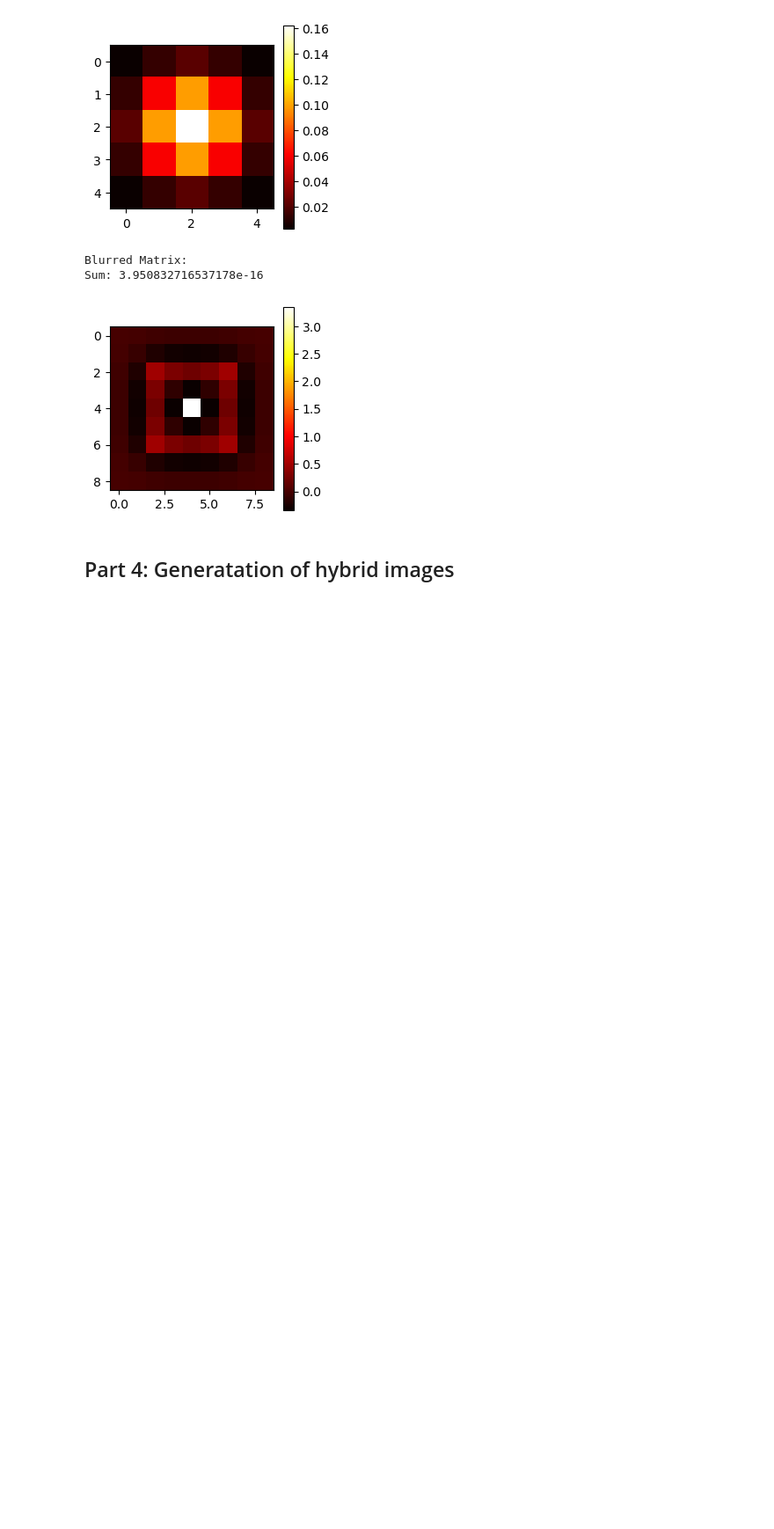
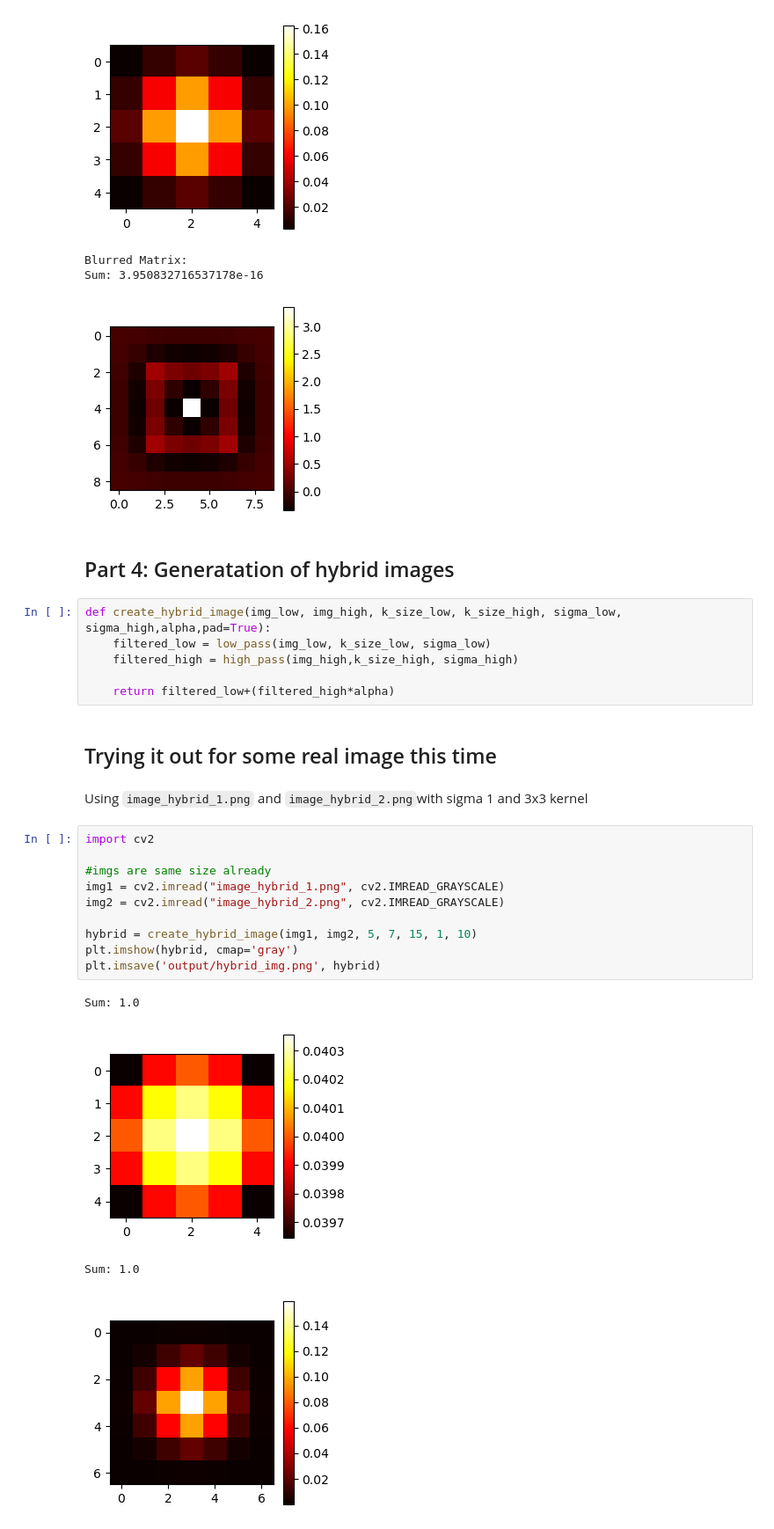
Before and after one commit to r2d2butbetter/Image-Processing-Fundamentals, a Jupyter notebook: S20230010225Q_1.ipynb, the cells around one changed output. Shown at 88% size. Drawn from its saved outputs; the diff is of its cells as text; blank space fills up the shorter version.

Commit message:
Add hybrid image generation and visualisation

```diff
--- a/S20230010225Q_1.ipynb
+++ b/S20230010225Q_1.ipynb
@@ -225,3 +225,28 @@ Sum: 3.950832716537178e-16
 [figure]
 # %% [markdown]
 ## Part 4: Generatation of hybrid images
+# %%
+def create_hybrid_image(img_low, img_high, k_size_low, k_size_high, sigma_low, sigma_high,alpha,pad=True):
+    filtered_low = low_pass(img_low, k_size_low, sigma_low)
+    filtered_high = high_pass(img_high,k_size_high, sigma_high)
+
+    return filtered_low+(filtered_high*alpha)
+# %% [markdown]
+## Trying it out for some real image this time
+# %% [markdown]
+Using `image_hybrid_1.png` and `image_hybrid_2.png`with sigma 1 and 3x3 kernel
+# %%
+import cv2
+
+#imgs are same size already
+img1 = cv2.imread("image_hybrid_1.png", cv2.IMREAD_GRAYSCALE)
+img2 = cv2.imread("image_hybrid_2.png", cv2.IMREAD_GRAYSCALE)
+
+hybrid = create_hybrid_image(img1, img2, 5, 7, 15, 1, 10)
+plt.imshow(hybrid, cmap='gray')
+plt.imsave('output/hybrid_img.png', hybrid)
+# %% [output]
+Sum: 1.0
+[figure, added]
+Sum: 1.0
+[figure, added]
```
Also changed, not shown: parts of 2 cells of this notebook, 1 other file.
